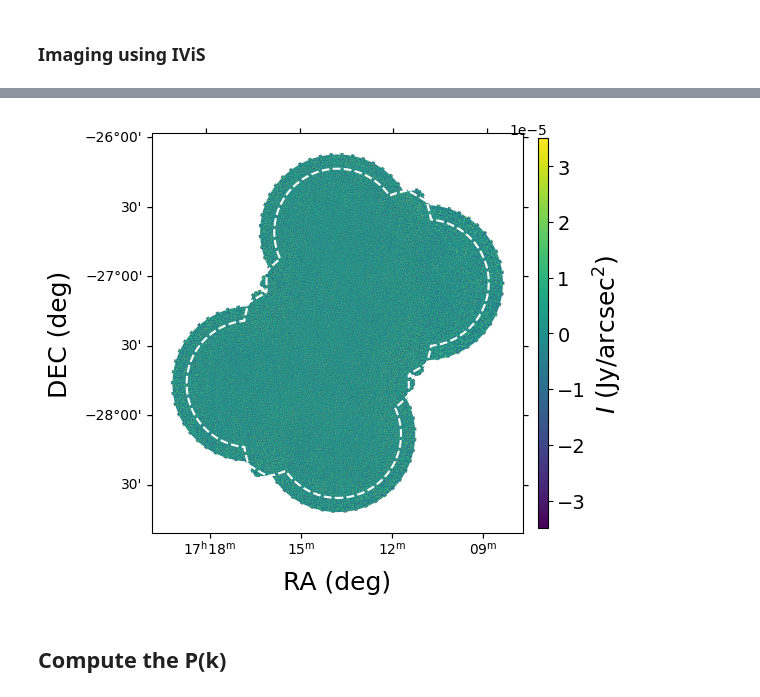
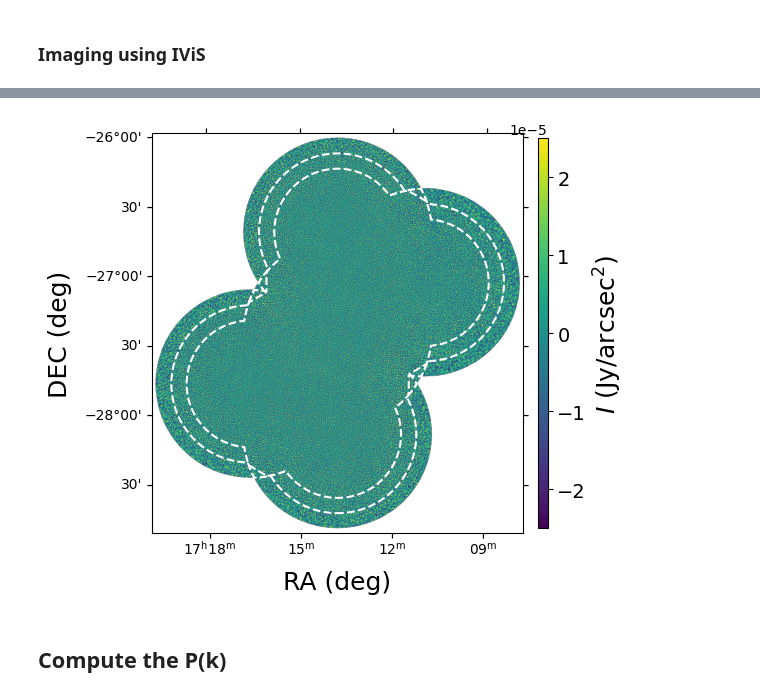
Before and after one commit to antoinemarchal/ivis, a Jupyter notebook: docs/tutorials/noise_new.ipynb, the cells around one changed output, grey strips where cells are left out. Cells and saved outputs as stored; diff of their text form; code cells hidden in the pictures.

```diff
--- a/docs/tutorials/noise_new.ipynb
+++ b/docs/tutorials/noise_new.ipynb
@@ -112,7 +113,7 @@ sky_model = np.zeros(shape, dtype=np.float32)
 ### Simulated visibilities (using IViS forward model)
 # %%
 #Model visibilities with IVis forward single frequency model
-image_processor = Imager3D(vis_data,      # visibilities
+image_processor = Imager3D(I,      # visibilities
                          pb,            # array of primary beams
                          grid,          # array of interpolation grids
                          None,            # single dish data in unit of Jy/arcsec^2
@@ -141,12 +141,12 @@ AttributeError: 'ClassicIViS3D' object has no attribute 'forward'
 # %%
 #Add noise
 fact=1 #Scale the noise with this if needed
-noise_real = np.random.normal(loc=0.0, scale=vis_data.sigma*fact)
-noise_imag = np.random.normal(loc=0.0, scale=vis_data.sigma*fact)
+noise_real = np.random.normal(loc=0.0, scale=I.sigma_I*fact)
+noise_imag = np.random.normal(loc=0.0, scale=I.sigma_I*fact)
 noise = noise_real + 1j * noise_imag
 
 # Add realistic thermal noise to the model visibilities
-vis_data.data = model_vis + noise
+I.data_I = model_vis + noise
 # %% [markdown]
 ### Imaging using IViS
 # %%
@@ -154,14 +154,15 @@ vis_data.data = model_vis + noise
 max_its = 20
 lambda_sd = 0 #not relevant here
 lambda_r = 1 #Control the strength of the Laplacian filtering
-device = 0#"cpu" #0 is GPU and "cpu" is CPU
+cost_device = 0        # 0 for GPU, "cpu" for CPU
+optim_device = 0        # 0 for GPU, "cpu" for CPU
 positivity = False #Set to False because noise fluctuates around 0
 
 #Initial parameters (zero array)
-init_params = np.zeros(shape, dtype=np.float32)
+init_params = np.zeros((1,shape[0],shape[1]), dtype=np.float32)
 
 #create image processor
-image_processor = Imager(vis_data,      # visibilities
+image_processor = Imager3D(I,      # visibilities
                          pb,            # array of primary beams
                          grid,          # array of interpolation grids
                          sd,            # single dish data in unit of Jy/arcsec^2
@@ -171,9 +172,10 @@ image_processor = Imager(vis_data,      # visibilities
                          max_its,       # maximum number of iterations
                          lambda_sd,     # hyper-parameter single-dish
                          positivity,    # impose a positivity constaint
-                         device,        # device: 0 is GPU; "cpu" is CPU
+                         cost_device=cost_device,
+                         optim_device=optim_device,
                          beam_workers=1)
 #get image
-model = ClassicIViS(lambda_r=lambda_r)
+model = ClassicIViS3D(lambda_r=lambda_r)
 noise = image_processor.process(model=model, units="Jy/arcsec^2") #"Jy/arcsec^2" or "K"
 # %% [output]
@@ -198,7 +200,7 @@ noise = image_processor.process(model=model, units="Jy/arcsec^2") #"Jy/arcsec^2"
 #mean pb
 filenames = sorted(glob.glob(path_beams+"*.fits"))
 n_beams = len(filenames)
-pb_all = np.zeros((n_beams,noise.shape[0],noise.shape[1]))
+pb_all = np.zeros((n_beams,noise.shape[1],noise.shape[2]))
 w = dutils.wcs2D(target_header)
 for i in tqdm(np.arange(n_beams)):
     #open beam cube
@@ -212,22 +214,22 @@ for i in tqdm(np.arange(n_beams)):
     pb_all += pb2
     pb_mean = np.nanmean(pb_all,0)
     pb_mean /= np.nanmax(pb_mean)
-    mask = np.where(pb_mean > 0.2, 1, np.nan)
+    mask = np.where(pb_mean > 0.05, 1, np.nan)
 # %%
 #PLOT RESULT
 fig = plt.figure(figsize=(5, 5))
 ax = fig.add_axes([0.1,0.1,0.78,0.8], projection=w)
 ax.set_xlabel(r"RA (deg)", fontsize=18.)
 ax.set_ylabel(r"DEC (deg)", fontsize=18.)
-img = ax.imshow(noise*mask, vmin=-3.5e-5, vmax=3.5e-5, origin="lower")
+img = ax.imshow(noise[0]*mask, vmin=-2.5e-5, vmax=2.5e-5, origin="lower")
 ax.contour(pb_mean, linestyles="--", levels=[0.2, 0.3], colors=["w","w"])
 colorbar_ax = fig.add_axes([0.89, 0.11, 0.02, 0.78])
 cbar = fig.colorbar(img, cax=colorbar_ax)
 cbar.ax.tick_params(labelsize=14.)
 cbar.set_label(r"$I$ (Jy/arcsec$^{2})$", fontsize=18.)
 #    plt.savefig(pathout + 'ivis_result_cloud_MeerKAT.png', format='png', bbox_inches='tight', pad_inches=0.02, dpi=400)
 # %% [output]
-[figure, old version]
+[figure, new version]
 # %% [markdown]
 ## Compute the P(k)
 # %%
```
Also changed, not shown: parts of 10 cells of this notebook, 4 other files.
